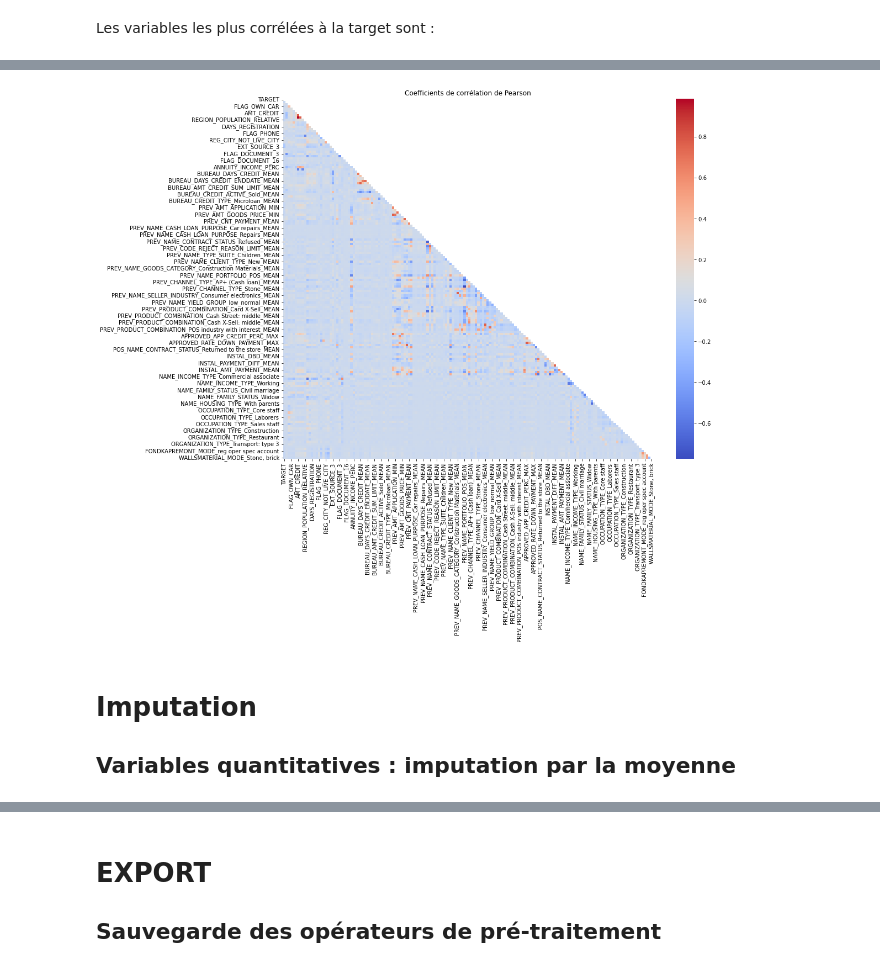
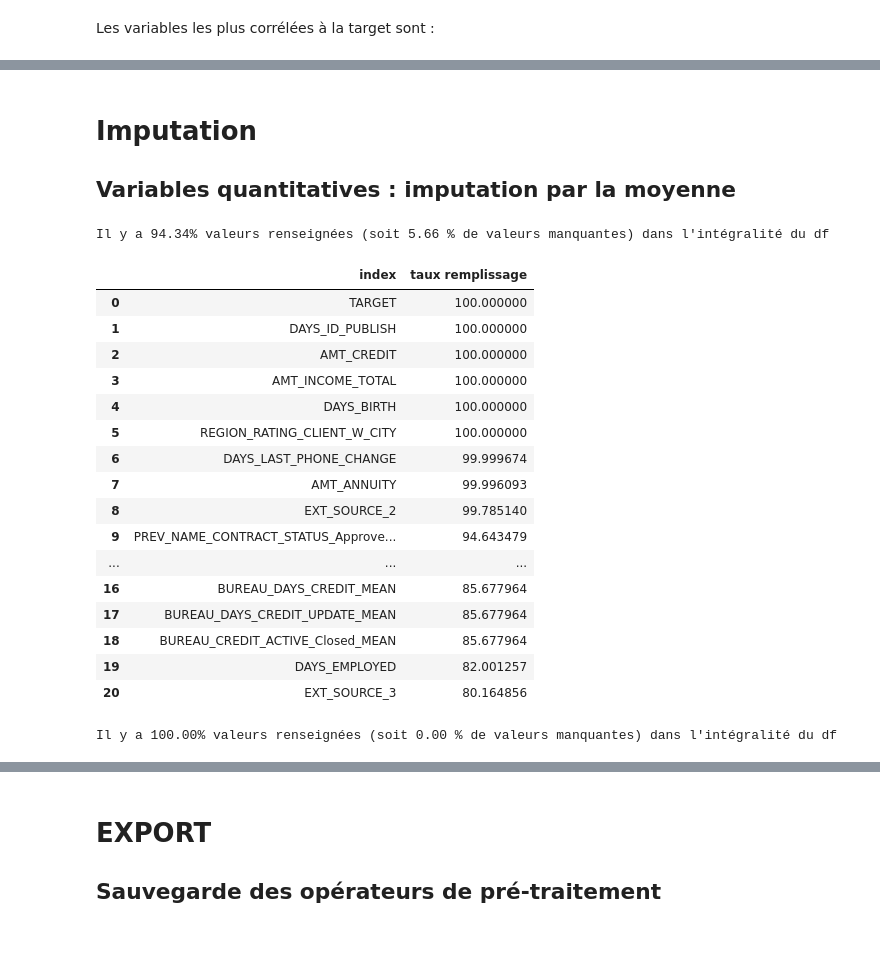
Before and after one commit to HDeBoissezon/P7, a Jupyter notebook: P7_Preprocessing.ipynb, the cells around one changed output, grey strips where cells are left out. Drawn from its saved outputs; the diff is of its cells as text; code cells hidden in the pictures; blank space fills up the shorter version.

```diff
--- a/P7_Preprocessing.ipynb
+++ b/P7_Preprocessing.ipynb
@@ -996,7 +723,7 @@ plt.show()
 corr_target = corr2['TARGET'].abs().sort_values(ascending=False)
 corr_target.dropna(inplace=True)
 # selection des corrélations trop faibles
-corr_target_faible = corr_target[corr_target < 0.01].index
+corr_target_faible = corr_target[corr_target < 0.05].index
 print(len(corr_target_faible))
 print("%d variables suffisamment corrélées à TARGET" % (len(data_final.columns)-len(corr_target_faible)))
 # %% [output]
@@ -1021,7 +748,7 @@ Name: TARGET, dtype: float64
 to_drop = list(corr_target_faible.unique())
 
 # on garde forcement les variables AMT_Annuity, AMT_income_total et AMT_credit
-for feature_to_keep in ['AMT_ANNUITY', 'AMT_INCOME_TOTAL', 'AMT_CREDIT']:
+for feature_to_keep in ['AMT_ANNUITY', 'AMT_INCOME_TOTAL', 'AMT_CREDIT', 'SK_ID_CURR']:
     if feature_to_keep in to_drop:
         to_drop.remove(feature_to_keep)
 
@@ -1031,8 +758,9 @@ Il y a 224 variables à supprimer
 # %%
 # Suppression des variables listées dans to_drop
 data_final = data_final.drop(columns=to_drop)
-# mise à jour liste names_quali
-names_quali = [feature for feature in names_quali if feature not in to_drop]
-print("il reste {} variables categorielles".format(len(names_quali)))
+# mise à jour liste liste_quali
+liste_quali = [feature for feature in liste_quali if feature not in to_drop]
+print("il reste {} variables categorielles".format(len(liste_quali)))
+
 data_final.shape
 # %% [output]
@@ -1069,12 +768,0 @@ data_final = drop_outliers_all(data_final, names_quanti, nb_IQR=5)
-# %%
-corr_final = data_final.corr()
-# pour masquer la partie supérieure droite de la matrice de corrélation
-mask = np.triu(np.ones_like(corr_final, dtype=bool))
-
-# graph
-fig = plt.figure(figsize=(15, 12))
-sns.heatmap(data=corr_final, mask=mask, cmap='coolwarm')
-plt.title("Coefficients de corrélation de Pearson")
-plt.show()
-# %% [output]
-[figure, removed]
@@ -1081,3 +774,29 @@ plt.show()
 # %% [markdown]
 # Imputation
 ## Variables quantitatives : imputation par la moyenne
+# %%
+liste_quanti = [feature for feature in data_final.columns if feature not in liste_quali]
+# %%
+fct.pourcent_NA_df(data_final[liste_quanti])
+# %% [output]
+Il y a 94.34% valeurs renseignées (soit 5.66 % de valeurs manquantes) dans l'intégralité du df
+# %%
+fct.taux_remplissage_colonne(data_final[liste_quanti])
+# %% [output]
+|  | index | taux remplissage |
+| 0 | TARGET | 100.000000 |
+| 1 | DAYS_ID_PUBLISH | 100.000000 |
+| 2 | AMT_CREDIT | 100.000000 |
+| 3 | AMT_INCOME_TOTAL | 100.000000 |
+| 4 | DAYS_BIRTH | 100.000000 |
+| 5 | REGION_RATING_CLIENT_W_CITY | 100.000000 |
+| 6 | DAYS_LAST_PHONE_CHANGE | 99.999674 |
+| 7 | AMT_ANNUITY | 99.996093 |
+| 8 | EXT_SOURCE_2 | 99.785140 |
+| 9 | PREV_NAME_CONTRACT_STATUS_Approve... | 94.643479 |
+| ... | ... | ... |
+| 16 | BUREAU_DAYS_CREDIT_MEAN | 85.677964 |
+| 17 | BUREAU_DAYS_CREDIT_UPDATE_MEAN | 85.677964 |
+| 18 | BUREAU_CREDIT_ACTIVE_Closed_MEAN | 85.677964 |
+| 19 | DAYS_EMPLOYED | 82.001257 |
+| 20 | EXT_SOURCE_3 | 80.164856 |
@@ -1084,3 +809,7 @@ plt.show()
+# %%
+fct.pourcent_NA_df(data_final[liste_quanti])
+# %% [output]
+Il y a 100.00% valeurs renseignées (soit 0.00 % de valeurs manquantes) dans l'intégralité du df
 # %%
 fct.pourcent_NA_df(data_final)
 # %% [output]
```
Also changed, not shown: parts of 75 cells of this notebook, 1 other file.
